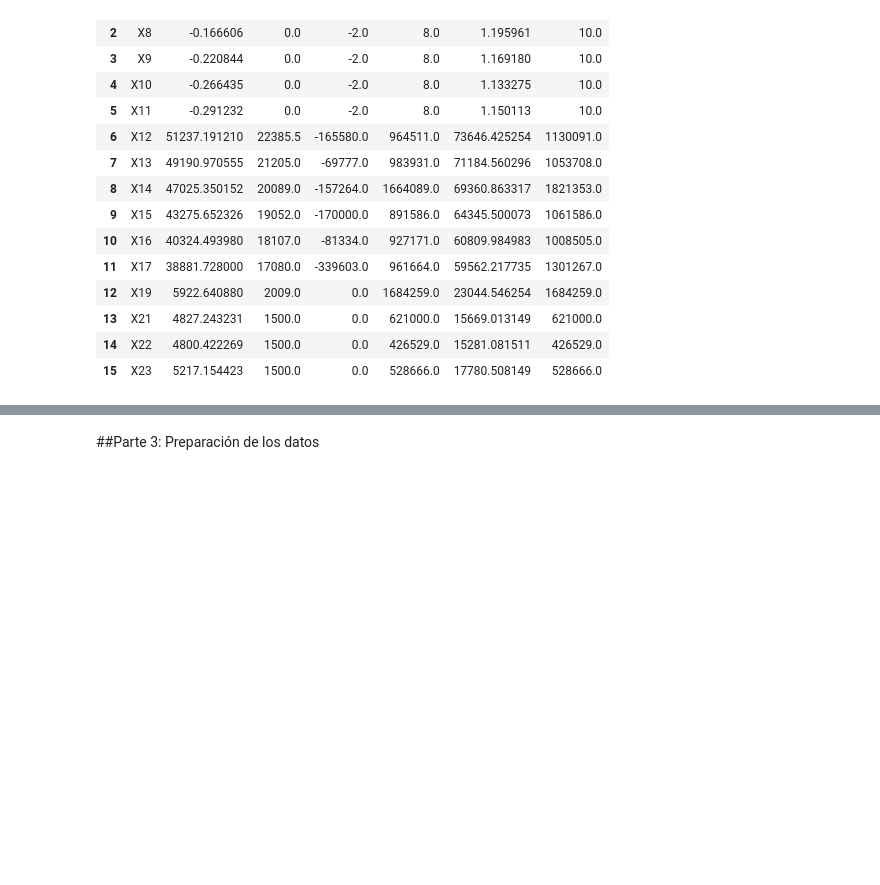
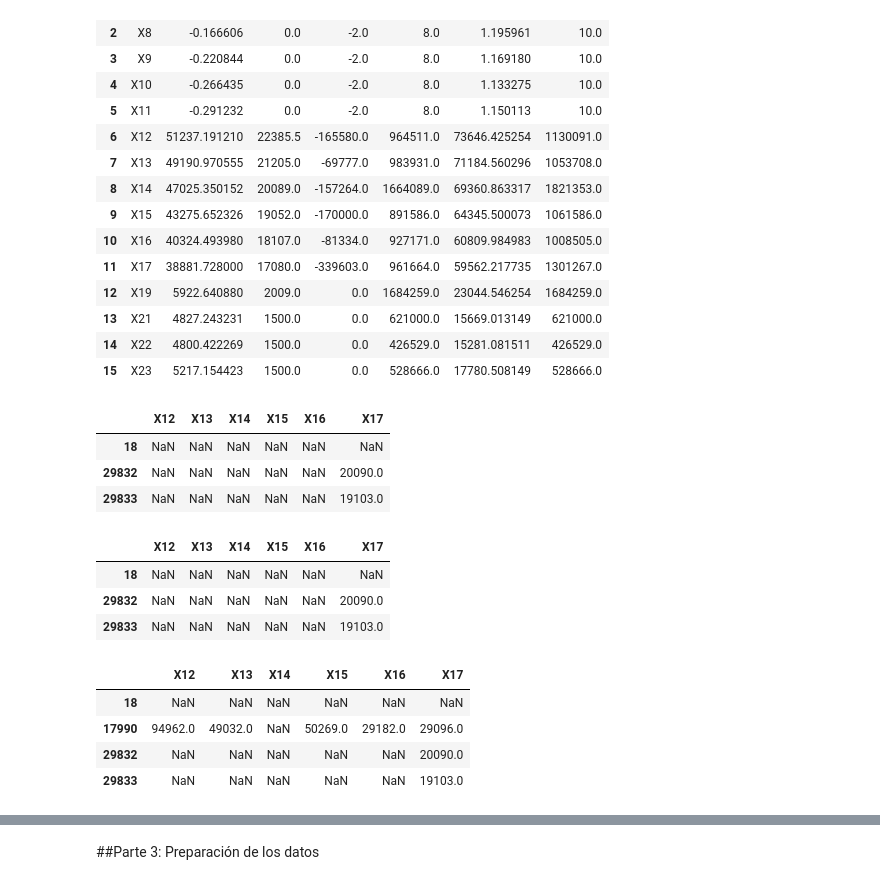
Before and after one commit to PosgradoMNA/actividades-del-projecto-equipo-125, a Jupyter notebook: Semana_3_Actividad_1.ipynb, the cells around one changed output, grey strips where cells are left out. Saved outputs shown, nothing was run; the diff lists cells and outputs as text; code cells hidden in the pictures; blank space fills up the shorter version.

```diff
--- a/Semana_3_Actividad_1.ipynb
+++ b/Semana_3_Actividad_1.ipynb
@@ -233,3 +233,34 @@ mis_data
 | 13 | X21 | 4827.243231 | 1500.0 | 0.0 | 621000.0 | 15669.013149 | 621000.0 |
 | 14 | X22 | 4800.422269 | 1500.0 | 0.0 | 426529.0 | 15281.081511 | 426529.0 |
 | 15 | X23 | 5217.154423 | 1500.0 | 0.0 | 528666.0 | 17780.508149 | 528666.0 |
+# %%
+x=ndf["X12"].isnull()
+x=ndf[x]
+x
+x.loc[:,"X12":"X17"]
+#x6=pd.DataFrame(list(zip(x,x1,x2,x3,x4,x5)), columns=["Sept","Ago","Jul","Jun","May","Abr"])
+#ndf[x6]
+# %% [output]
+|  | X12 | X13 | X14 | X15 | X16 | X17 |
+| 18 | NaN | NaN | NaN | NaN | NaN | NaN |
+| 29832 | NaN | NaN | NaN | NaN | NaN | 20090.0 |
+| 29833 | NaN | NaN | NaN | NaN | NaN | 19103.0 |
+# %%
+x1=ndf["X13"].isnull()
+x1=ndf[x1]
+x1.loc[:,"X12":"X17"]
+# %% [output]
+|  | X12 | X13 | X14 | X15 | X16 | X17 |
+| 18 | NaN | NaN | NaN | NaN | NaN | NaN |
+| 29832 | NaN | NaN | NaN | NaN | NaN | 20090.0 |
+| 29833 | NaN | NaN | NaN | NaN | NaN | 19103.0 |
+# %%
+x2=ndf["X14"].isnull()
+x2=ndf[x2]
+x2.loc[:,"X12":"X17"]
+# %% [output]
+|  | X12 | X13 | X14 | X15 | X16 | X17 |
+| 18 | NaN | NaN | NaN | NaN | NaN | NaN |
+| 17990 | 94962.0 | 49032.0 | NaN | 50269.0 | 29182.0 | 29096.0 |
+| 29832 | NaN | NaN | NaN | NaN | NaN | 20090.0 |
+| 29833 | NaN | NaN | NaN | NaN | NaN | 19103.0 |
```
Also changed, not shown: parts of 6 cells of this notebook.
